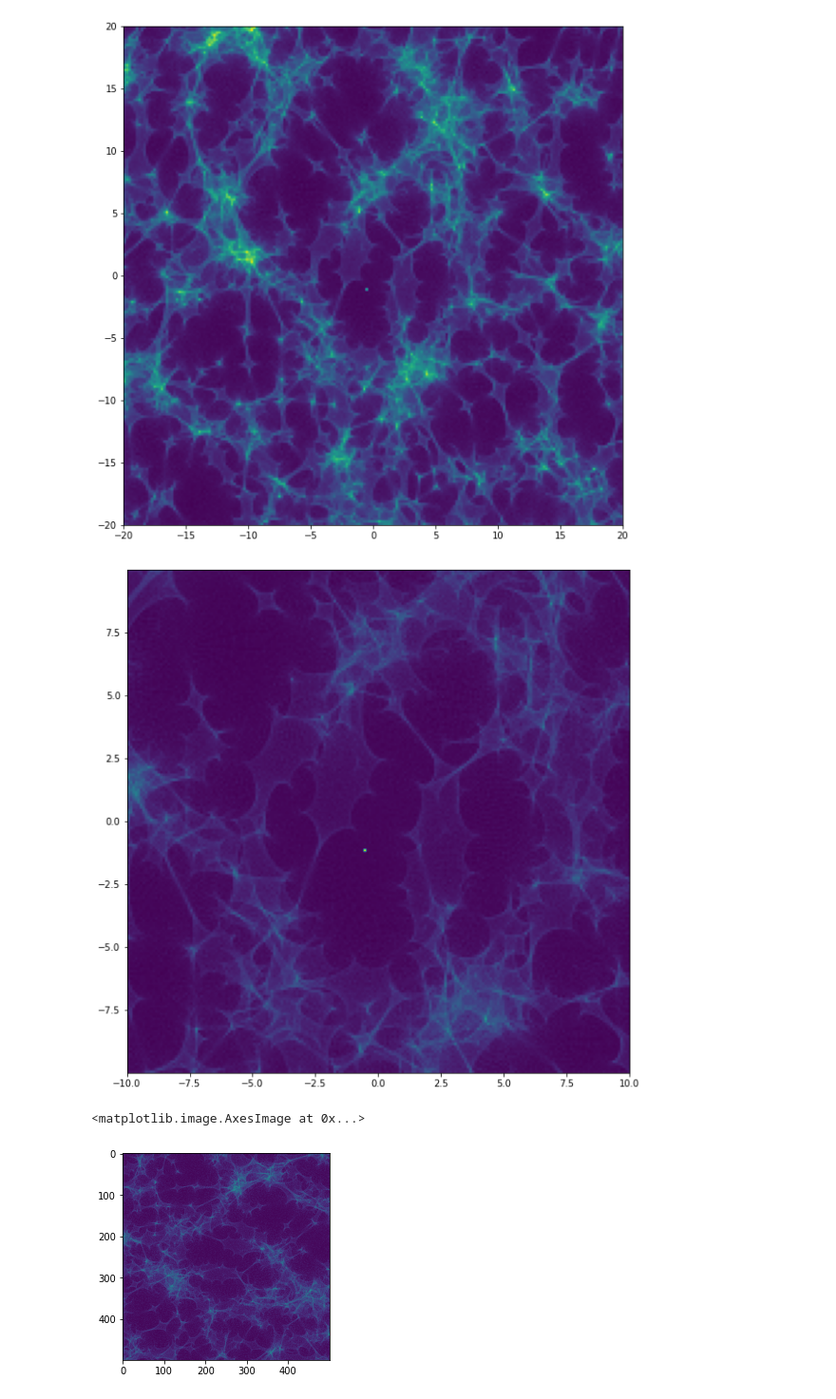
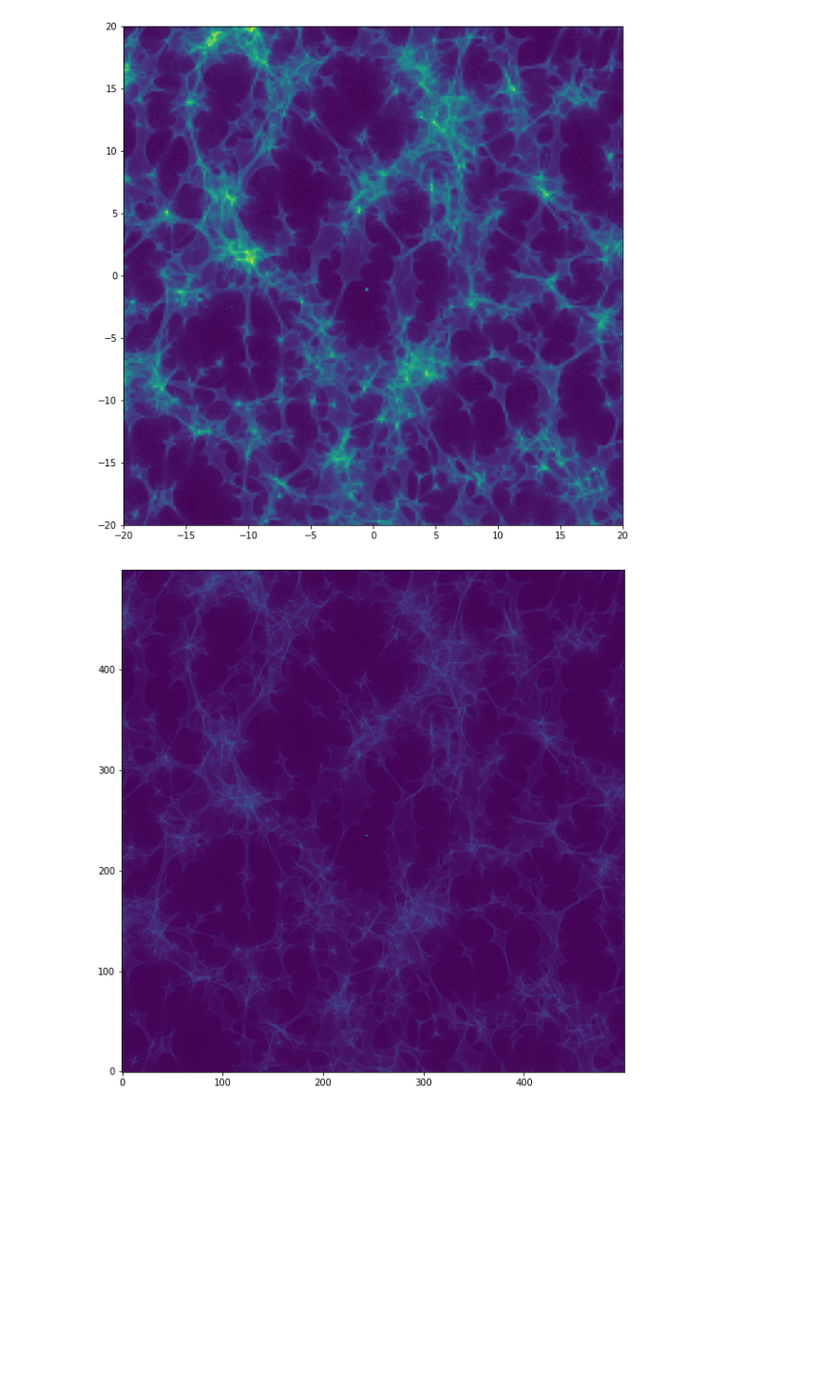
Before and after one commit to sliusar/microlensing, a Jupyter notebook: plotting.ipynb, the cells around one changed output. Shown at 95% size. Drawn from its saved outputs; the diff is of its cells as text; code cells hidden in the pictures; blank space fills up the shorter version.

Commit message:
Proper image orientation

```diff
--- a/plotting.ipynb
+++ b/plotting.ipynb
@@ -43,11 +51,3 @@ y = rays_y[:,1][m]
 density_scatter(x, y, bins=[200, 200])
 # %% [output]
 [figure]
-# %%
-rays_y = np.loadtxt("rays_y_0.00.dat")
-m = np.logical_and(np.abs(rays_y[:,0]) <= 10, np.abs(rays_y[:,1]) <= 10)
-x = rays_y[:,0][m]
-y = rays_y[:,1][m]
-density_scatter(x, y, bins=[200, 200])
-# %% [output]
-[figure, removed]
@@ -56,6 +54,7 @@ image = np.loadtxt("image.dat")
-# %%
-plt.imshow(image.reshape([500,500]))
-plt.xlim([])
-# %% [output]
-<matplotlib.image.AxesImage at 0x...>
-[figure, removed]
+# %%
+image = np.loadtxt("image.dat")
+fig = plt.figure(figsize=(10, 10))
+plt.imshow(image.reshape([500,500]), origin='lower')
+plt.show()
+# %% [output]
+[figure, added]
```
Also changed, not shown: parts of 2 cells of this notebook, 3 other files.
